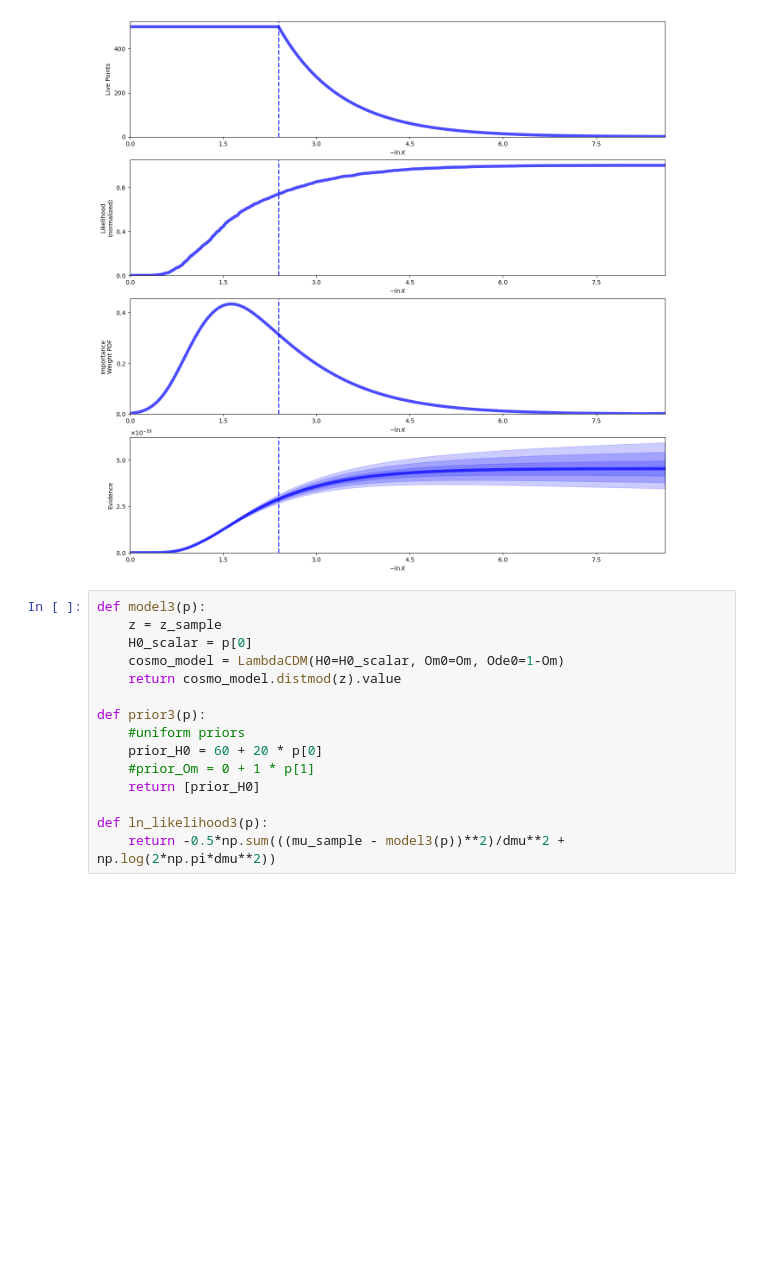
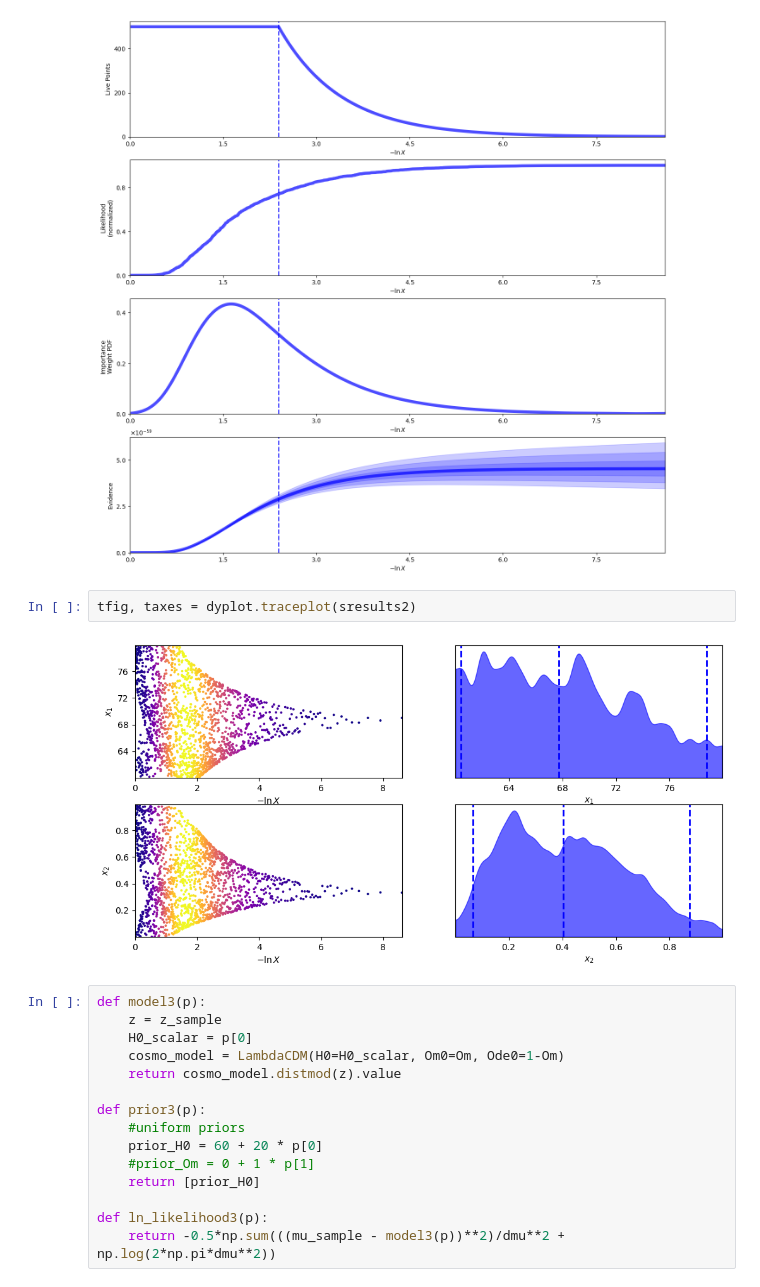
Before and after one commit to EmmaBalzanelli/astrostatistics_bicocca_2025, a Jupyter notebook: working/13_SN_mu&z(18).ipynb, the cells around one changed output. Saved outputs shown, nothing was run; the diff lists cells and outputs as text; blank space fills up the shorter version.

```diff
--- a/working/13_SN_mu&z(18).ipynb
+++ b/working/13_SN_mu&z(18).ipynb
@@ -385,6 +380,10 @@ logz: -134.341 +/-  0.090
 rfig, raxes = dyplot.runplot(sresults2)
 # %% [output]
 [figure]
+# %%
+tfig, taxes = dyplot.traceplot(sresults2)
+# %% [output]
+[figure, added]
 # %%
 def model3(p):
     z = z_sample
```
Also changed, not shown: parts of 2 cells of this notebook.
